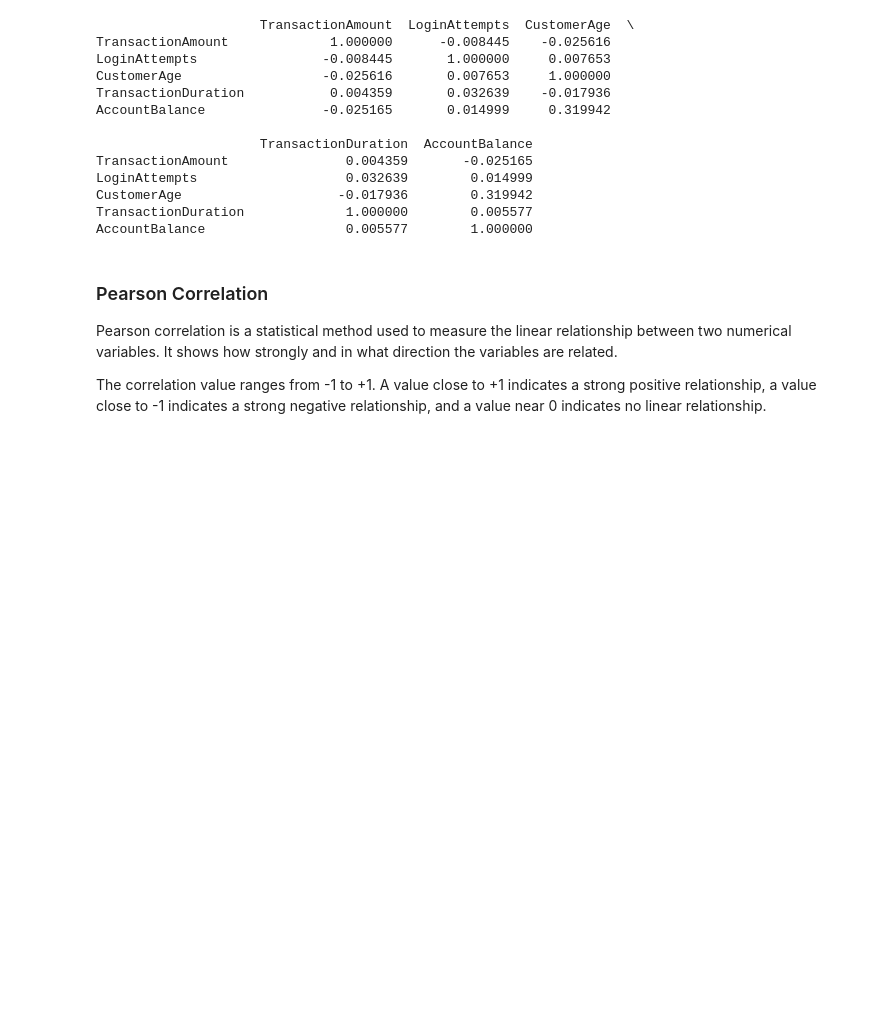
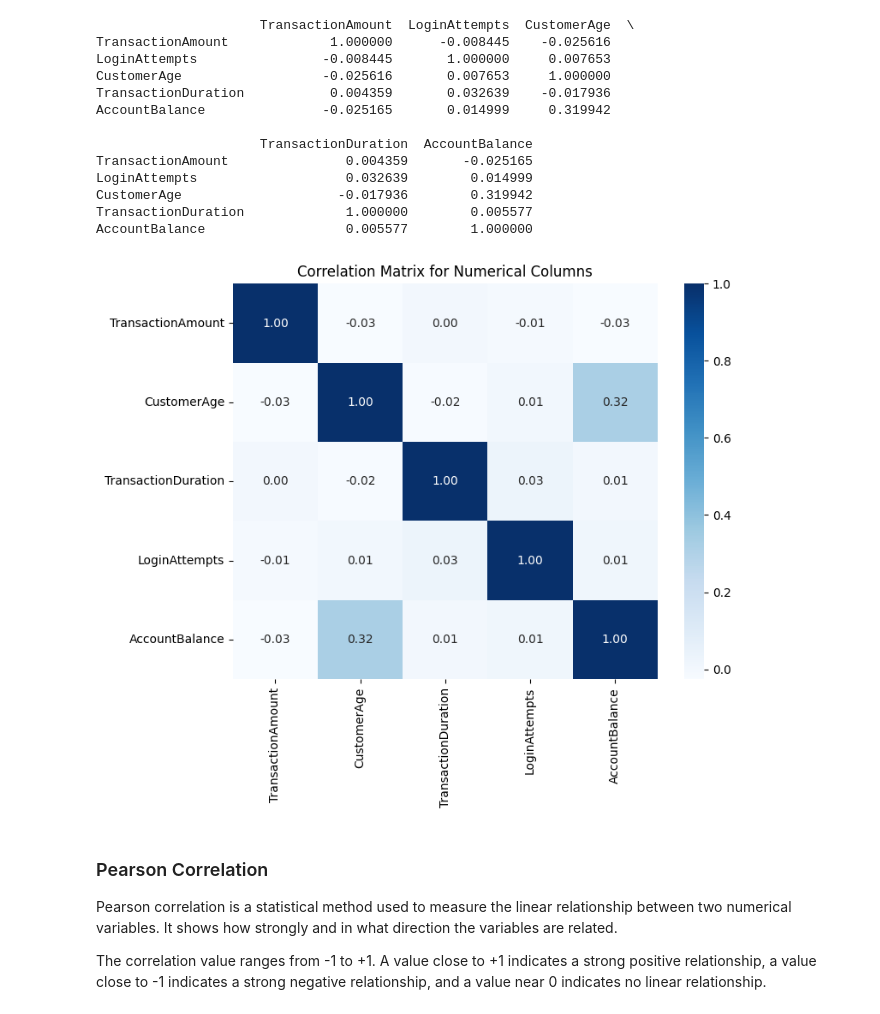
Before and after one commit to marghistani22/Data_Engineering, a Jupyter notebook: Untitled1.ipynb, the cells around one changed output. Drawn from its saved outputs; the diff is of its cells as text; code cells hidden in the pictures; blank space fills up the shorter version.

```diff
--- a/Untitled1.ipynb
+++ b/Untitled1.ipynb
@@ -115,0 +143,8 @@ Summary table
+# %%
+#Separate numerical and categorical columns
+numerical_columns = df.select_dtypes(include=['int64', 'float64']).columns.tolist()
+non_numerical_columns = df.select_dtypes(include=['object']).columns.tolist()
+
+# Display the lists of numerical and categorical columns
+print("\nNumerical Columns:", numerical_columns)
+print("Categorical Columns:", non_numerical_columns)
@@ -673,6 +725,17 @@ LoginAttempts                   0.032639        0.014999
 CustomerAge                    -0.017936        0.319942
 TransactionDuration             1.000000        0.005577
 AccountBalance                  0.005577        1.000000
+# %%
+cmap = "Blues"
+
+# Display correlation matrix for numerical columns
+correlation_matrix = df[numerical_columns].corr()
+plt.figure(figsize=(8, 6))
+sns.heatmap(correlation_matrix, annot=True, cmap=cmap, fmt=".2f")
+plt.title('Correlation Matrix for Numerical Columns')
+plt.show()
+# %% [output]
+[figure, added]
 # %% [markdown]
 
 
```
Also changed, not shown: parts of 47 cells of this notebook.
